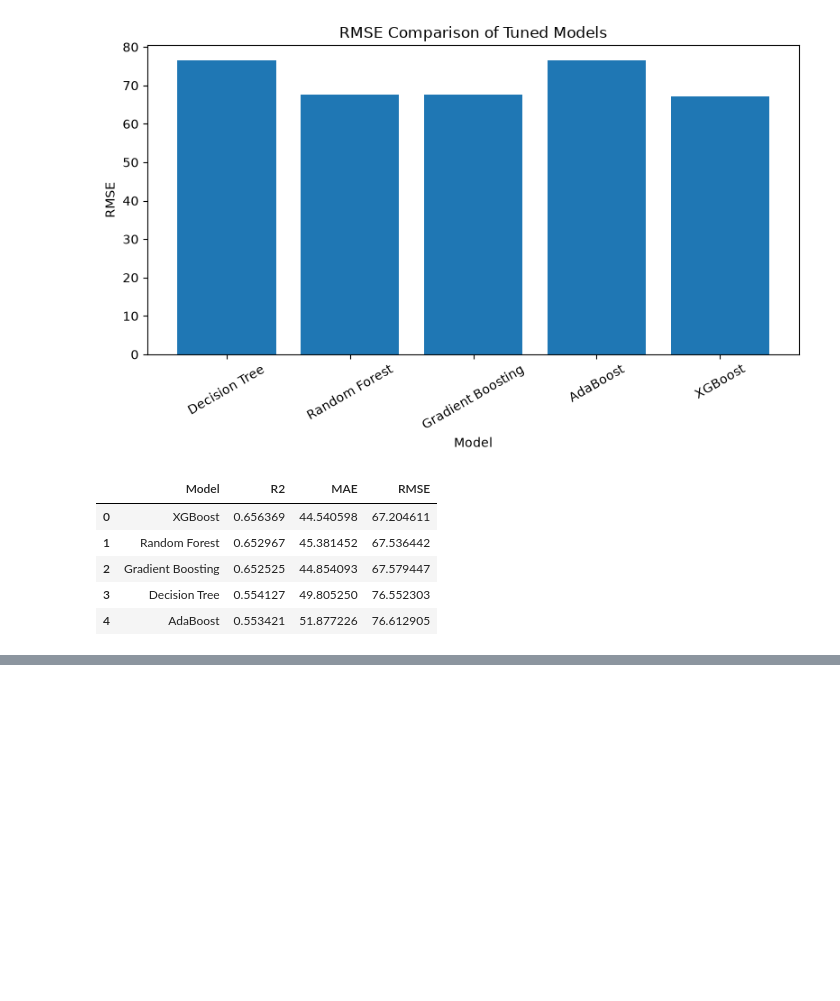
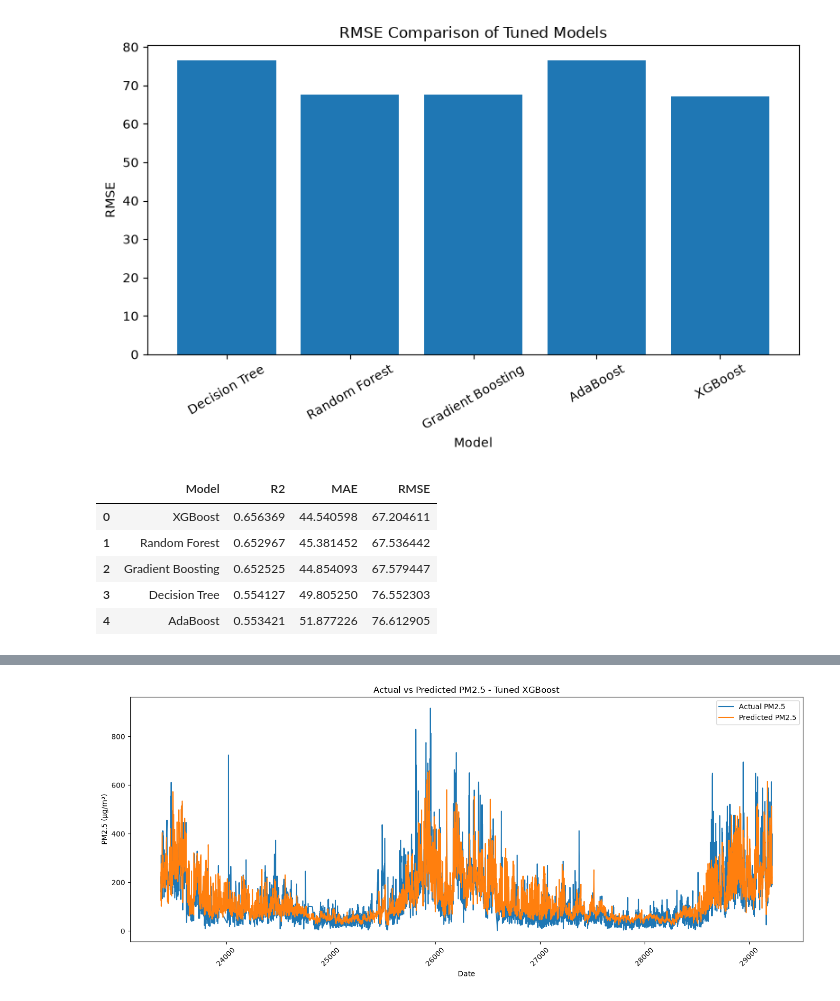
Before and after one commit to lubnashahanas07/PM25-Prediction-Using-Machine-Learning, a Jupyter notebook: modelling.ipynb, the cells around one changed output, grey strips where cells are left out. Cells and saved outputs as stored; diff of their text form; code cells hidden in the pictures; blank space fills up the shorter version.

```diff
--- a/modelling.ipynb
+++ b/modelling.ipynb
@@ -393,0 +422,18 @@ final_results
+# %%
+# time series plot
+
+plt.figure(figsize=(14, 6))
+
+plt.plot(x2_test.index, y2_test, label="Actual PM2.5")
+plt.plot(x2_test.index, y2_pred, label="Predicted PM2.5")
+
+plt.xlabel("Date")
+plt.ylabel("PM2.5 (µg/m³)")
+plt.title("Actual vs Predicted PM2.5 - Tuned XGBoost")
+plt.legend()
+plt.xticks(rotation=45)
+
+plt.tight_layout()
+plt.show()
+# %% [output]
+[figure, added]
```
Also changed, not shown: parts of 5 cells of this notebook.
